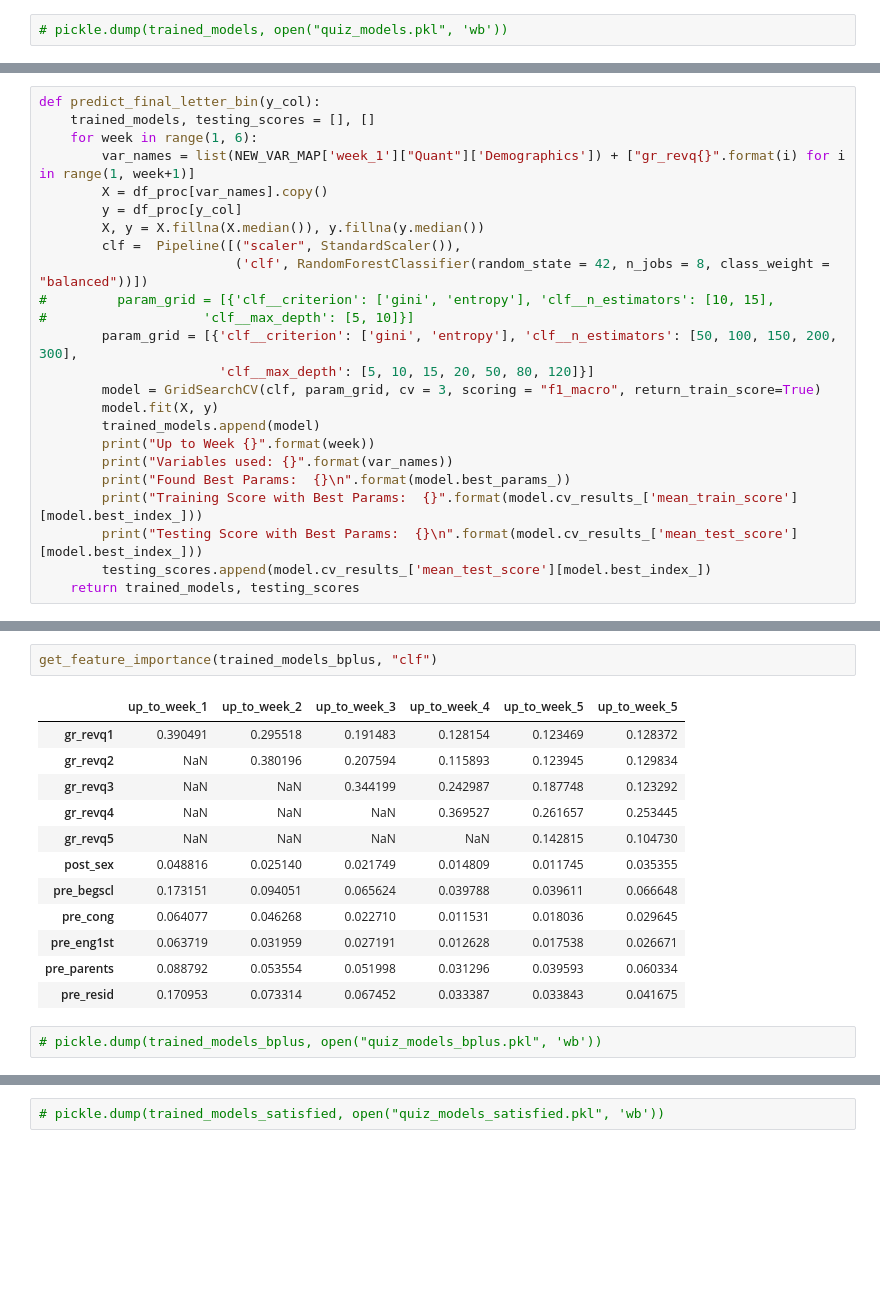
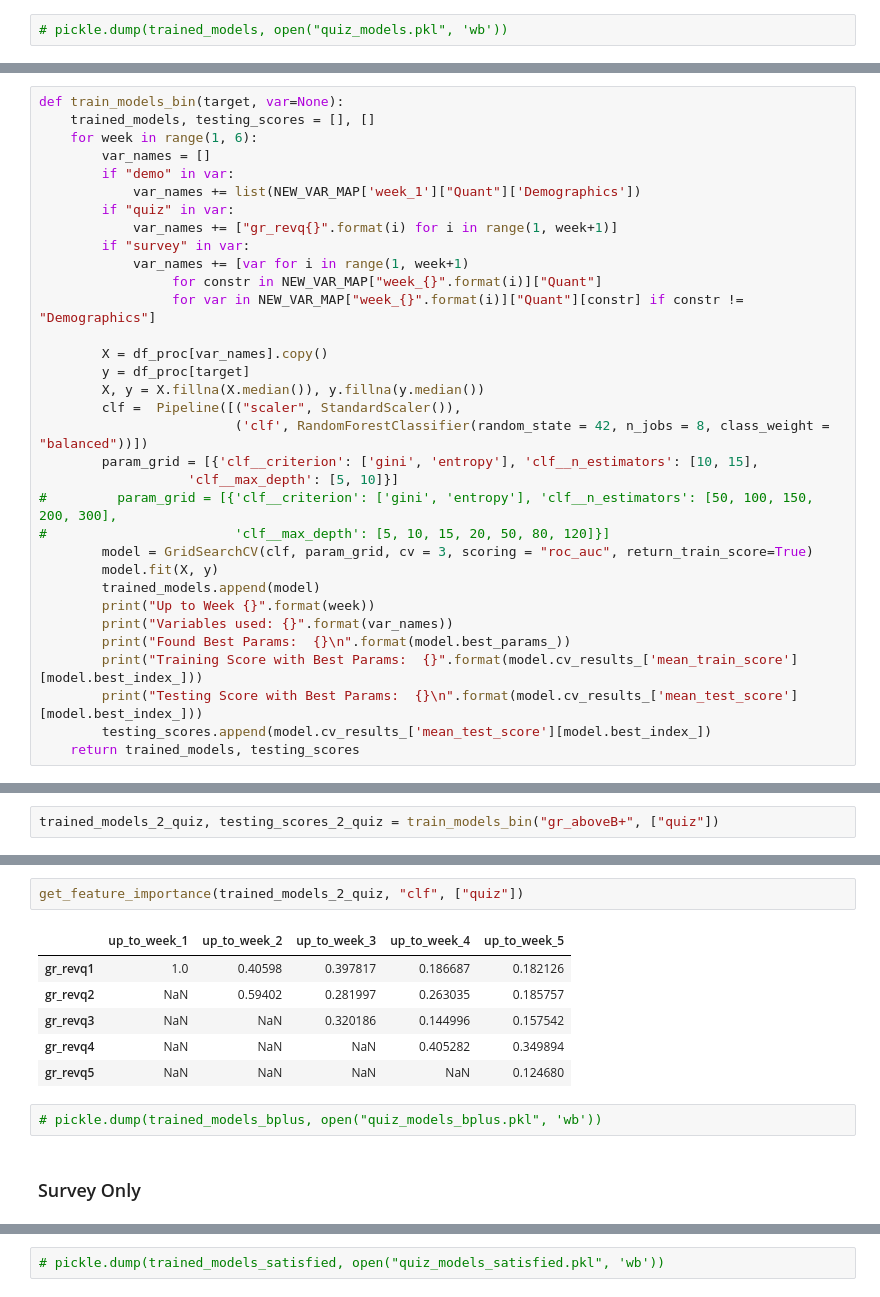
Before and after one commit to hanweny/DMOL, a Jupyter notebook: quiz_prediction/expected_classification.ipynb, the cells around one changed output, grey strips where cells are left out. Drawn from its saved outputs; the diff is of its cells as text; blank space fills up the shorter version.

```diff
--- a/quiz_prediction/expected_classification.ipynb
+++ b/quiz_prediction/expected_classification.ipynb
@@ -201,18 +379,27 @@ get_feature_importance(trained_models, "reg")
 # %%
-def predict_final_letter_bin(y_col):
+def train_models_bin(target, var=None):
     trained_models, testing_scores = [], []
     for week in range(1, 6):
-        var_names = list(NEW_VAR_MAP['week_1']["Quant"]['Demographics']) + ["gr_revq{}".format(i) for i in range(1, week+1)]
+        var_names = []
+        if "demo" in var:
+            var_names += list(NEW_VAR_MAP['week_1']["Quant"]['Demographics'])
+        if "quiz" in var:
+            var_names += ["gr_revq{}".format(i) for i in range(1, week+1)]
+        if "survey" in var:
+            var_names += [var for i in range(1, week+1)
+                 for constr in NEW_VAR_MAP["week_{}".format(i)]["Quant"]
+                 for var in NEW_VAR_MAP["week_{}".format(i)]["Quant"][constr] if constr != "Demographics"]
+
         X = df_proc[var_names].copy()
-        y = df_proc[y_col]
+        y = df_proc[target]
         X, y = X.fillna(X.median()), y.fillna(y.median())
         clf =  Pipeline([("scaler", StandardScaler()),
                          ('clf', RandomForestClassifier(random_state = 42, n_jobs = 8, class_weight = "balanced"))])
-#         param_grid = [{'clf__criterion': ['gini', 'entropy'], 'clf__n_estimators': [10, 15],
-#                    'clf__max_depth': [5, 10]}]
-        param_grid = [{'clf__criterion': ['gini', 'entropy'], 'clf__n_estimators': [50, 100, 150, 200, 300],
-                       'clf__max_depth': [5, 10, 15, 20, 50, 80, 120]}]
-        model = GridSearchCV(clf, param_grid, cv = 3, scoring = "f1_macro", return_train_score=True)
+        param_grid = [{'clf__criterion': ['gini', 'entropy'], 'clf__n_estimators': [10, 15],
+                   'clf__max_depth': [5, 10]}]
+#         param_grid = [{'clf__criterion': ['gini', 'entropy'], 'clf__n_estimators': [50, 100, 150, 200, 300],
+#                        'clf__max_depth': [5, 10, 15, 20, 50, 80, 120]}]
+        model = GridSearchCV(clf, param_grid, cv = 3, scoring = "roc_auc", return_train_score=True)
         model.fit(X, y)
         trained_models.append(model)
         print("Up to Week {}".format(week))
@@ -248,0 +412,2 @@ plot_testing_scores(testing_scores_bplus, "3-fold CV Mean Testing F1 score")
+# %%
+trained_models_2_quiz, testing_scores_2_quiz = train_models_bin("gr_aboveB+", ["quiz"])
@@ -249,17 +443,13 @@ plot_testing_scores(testing_scores_bplus, "3-fold CV Mean Testing F1 score")
 # %%
-get_feature_importance(trained_models_bplus, "clf")
+get_feature_importance(trained_models_2_quiz, "clf", ["quiz"])
 # %% [output]
-|  | up_to_week_1 | up_to_week_2 | up_to_week_3 | up_to_week_4 | up_to_week_5 | up_to_week_5 |
-| gr_revq1 | 0.390491 | 0.295518 | 0.191483 | 0.128154 | 0.123469 | 0.128372 |
-| gr_revq2 | NaN | 0.380196 | 0.207594 | 0.115893 | 0.123945 | 0.129834 |
-| gr_revq3 | NaN | NaN | 0.344199 | 0.242987 | 0.187748 | 0.123292 |
-| gr_revq4 | NaN | NaN | NaN | 0.369527 | 0.261657 | 0.253445 |
-| gr_revq5 | NaN | NaN | NaN | NaN | 0.142815 | 0.104730 |
-| post_sex | 0.048816 | 0.025140 | 0.021749 | 0.014809 | 0.011745 | 0.035355 |
-| pre_begscl | 0.173151 | 0.094051 | 0.065624 | 0.039788 | 0.039611 | 0.066648 |
-| pre_cong | 0.064077 | 0.046268 | 0.022710 | 0.011531 | 0.018036 | 0.029645 |
-| pre_eng1st | 0.063719 | 0.031959 | 0.027191 | 0.012628 | 0.017538 | 0.026671 |
-| pre_parents | 0.088792 | 0.053554 | 0.051998 | 0.031296 | 0.039593 | 0.060334 |
-| pre_resid | 0.170953 | 0.073314 | 0.067452 | 0.033387 | 0.033843 | 0.041675 |
+|  | up_to_week_1 | up_to_week_2 | up_to_week_3 | up_to_week_4 | up_to_week_5 |
+| gr_revq1 | 1.0 | 0.40598 | 0.397817 | 0.186687 | 0.182126 |
+| gr_revq2 | NaN | 0.59402 | 0.281997 | 0.263035 | 0.185757 |
+| gr_revq3 | NaN | NaN | 0.320186 | 0.144996 | 0.157542 |
+| gr_revq4 | NaN | NaN | NaN | 0.405282 | 0.349894 |
+| gr_revq5 | NaN | NaN | NaN | NaN | 0.124680 |
 # %%
 # pickle.dump(trained_models_bplus, open("quiz_models_bplus.pkl", 'wb'))
+# %% [markdown]
+### Survey Only
```
Also changed, not shown: parts of 67 cells of this notebook.
